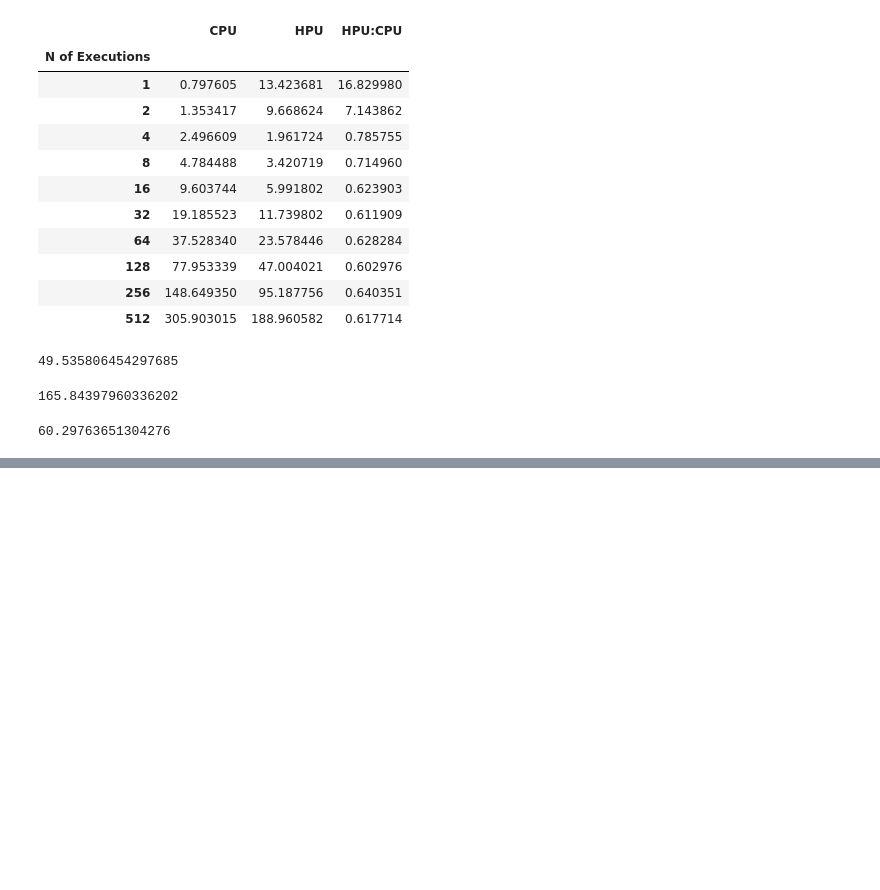
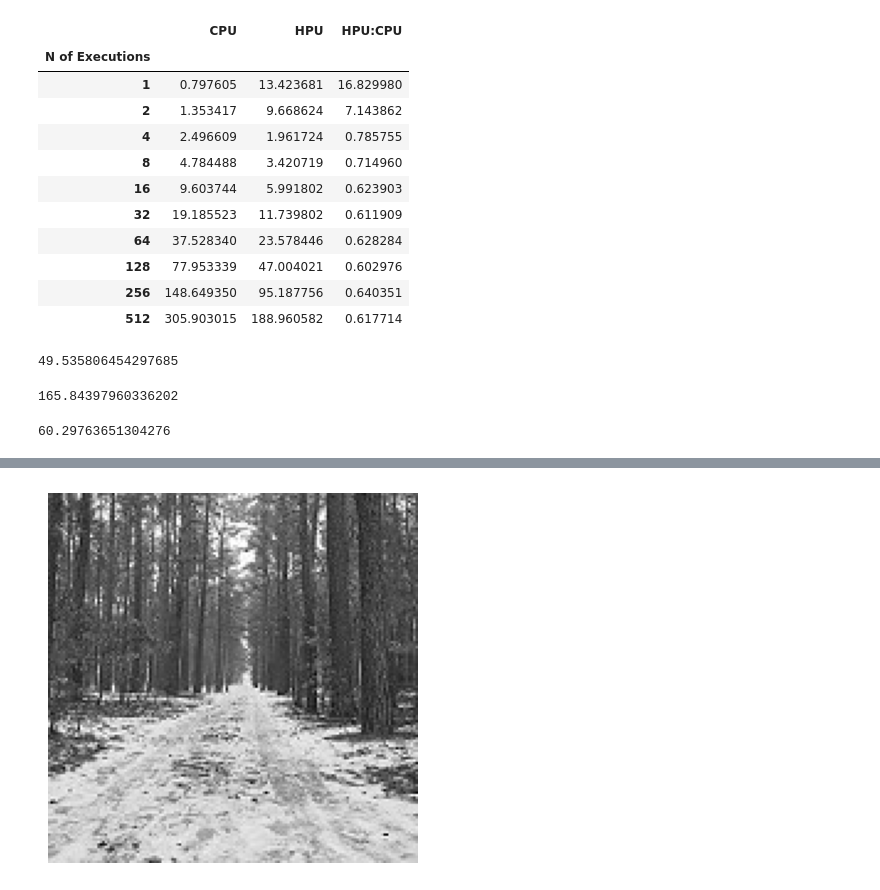
Before and after one commit to daniel-de-leon-user293/pytorch-grad-cam, a Jupyter notebook: Benchmark Results.ipynb, the cells around one changed output, grey strips where cells are left out. Drawn from its saved outputs; the diff is of its cells as text; code cells hidden in the pictures; blank space fills up the shorter version.

```diff
--- a/Benchmark Results.ipynb
+++ b/Benchmark Results.ipynb
@@ -173,0 +289,10 @@ perc_diff
+# %%
+# Took 1.5s
+img = mpimg.imread('intel_image_classification_dataset/seg_test/all/23473.jpg')
+
+# Display the image
+plt.imshow(img)
+plt.axis('off')  # Optional: hide axis ticks and labels
+plt.show()
+# %% [output]
+[figure, added]
```
Also changed, not shown: parts of 22 cells of this notebook.
